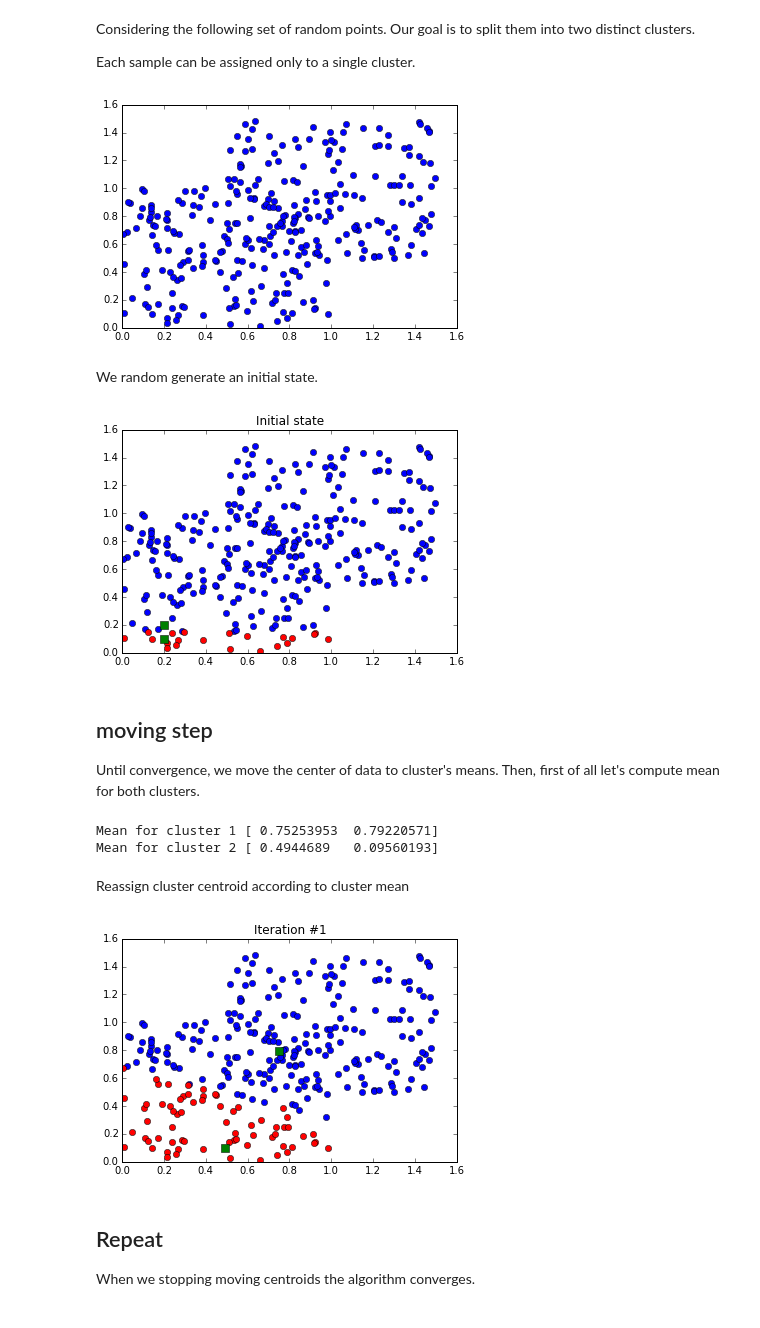
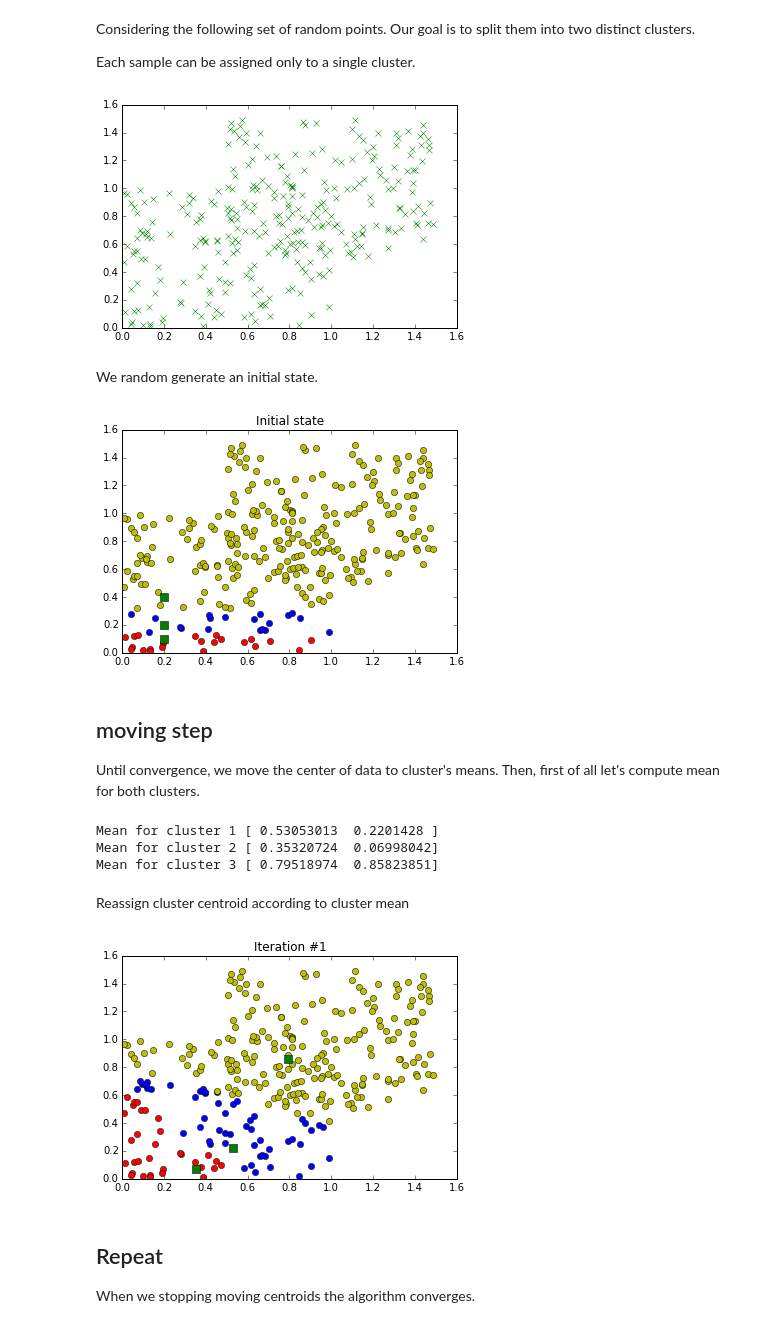
Before and after one commit to danilons/ml-course, a Jupyter notebook: class6-kmeans.ipynb, the cells around one changed output. Cells and saved outputs as stored; diff of their text form; code cells hidden in the pictures.

```diff
--- a/class6-kmeans.ipynb
+++ b/class6-kmeans.ipynb
@@ -15,25 +15,26 @@ Each sample can be assigned only to a single cluster.
 # %%
 # data generation
 data = np.vstack((np.random.rand(150,2) + np.array([.5,.5]), np.random.rand(150,2)))
-plt.plot(data[:, 0], data[:, 1], 'ob')
+plt.plot(data[:, 0], data[:, 1], 'xg')
 plt.show()
 # %% [output]
-[figure, old version]
+[figure, new version]
 # %% [markdown]
 We random generate an initial state.
 # %%
-centers = np.array([[0.2, 0.2], [0.2, 0.1]])
+centers = np.array([[0.2, 0.2], [0.2, 0.1], [0.2, 0.4]])
 idx2,_ = vq(data, centers)
 
 # some plotting using numpy's logical indexing
 plt.plot(data[idx2==0,0], data[idx2==0,1],'ob',
-         data[idx2==1,0], data[idx2==1,1],'or')
+         data[idx2==1,0], data[idx2==1,1],'or',
+         data[idx2==2,0], data[idx2==2,1],'oy')
 
-plt.plot(centers[:,0], centers[:,1],'sg',markersize=8)
+plt.plot(centers[:,0], centers[:,1], 'sg',markersize=8)
 plt.title('Initial state')
 plt.show()
 # %% [output]
-[figure, old version]
+[figure, new version]
 # %% [markdown]
 ## moving step
 
@@ -41,28 +42,32 @@ Until convergence, we move the center of data to cluster's means. Then, first of
 # %%
 c1 = data[idx2==0,:].mean(axis=0)
 c2 = data[idx2==1,:].mean(axis=0)
+c3 = data[idx2==2,:].mean(axis=0)
 
 print 'Mean for cluster 1', c1
 print 'Mean for cluster 2', c2
+print 'Mean for cluster 3', c3
 # %% [output]
-Mean for cluster 1 [ 0.75253953  0.79220571]
-Mean for cluster 2 [ 0.4944689   0.09560193]
+Mean for cluster 1 [ 0.53053013  0.2201428 ]
+Mean for cluster 2 [ 0.35320724  0.06998042]
+Mean for cluster 3 [ 0.79518974  0.85823851]
 # %% [markdown]
 Reassign cluster centroid according to cluster mean
 # %%
-ncenter = np.vstack((c1, c2))
+ncenter = np.vstack((c1, c2, c3))
 
 idx2,_ = vq(data, ncenter)
 
 # some plotting using numpy's logical indexing
 plt.plot(data[idx2==0,0], data[idx2==0,1],'ob',
-         data[idx2==1,0], data[idx2==1,1],'or')
+         data[idx2==1,0], data[idx2==1,1],'or',
+         data[idx2==2,0], data[idx2==2,1],'oy')
 
 plt.plot(ncenter[:,0], ncenter[:,1],'sg',markersize=8)
 plt.title('Iteration #1')
 plt.show()
 # %% [output]
-[figure, old version]
+[figure, new version]
 # %% [markdown]
 ## Repeat
 
```
Also changed, not shown: parts of 17 cells of this notebook, 1 other file.
